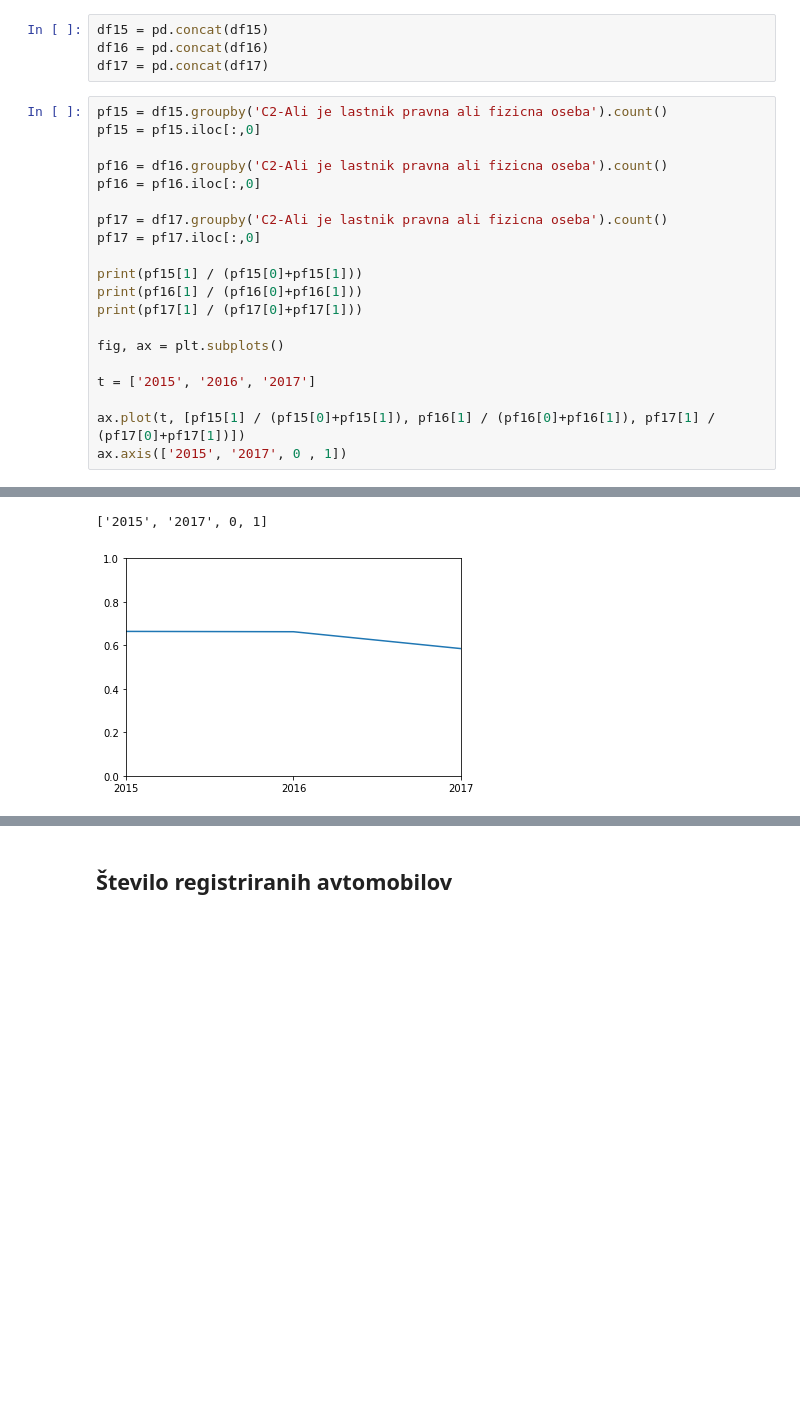
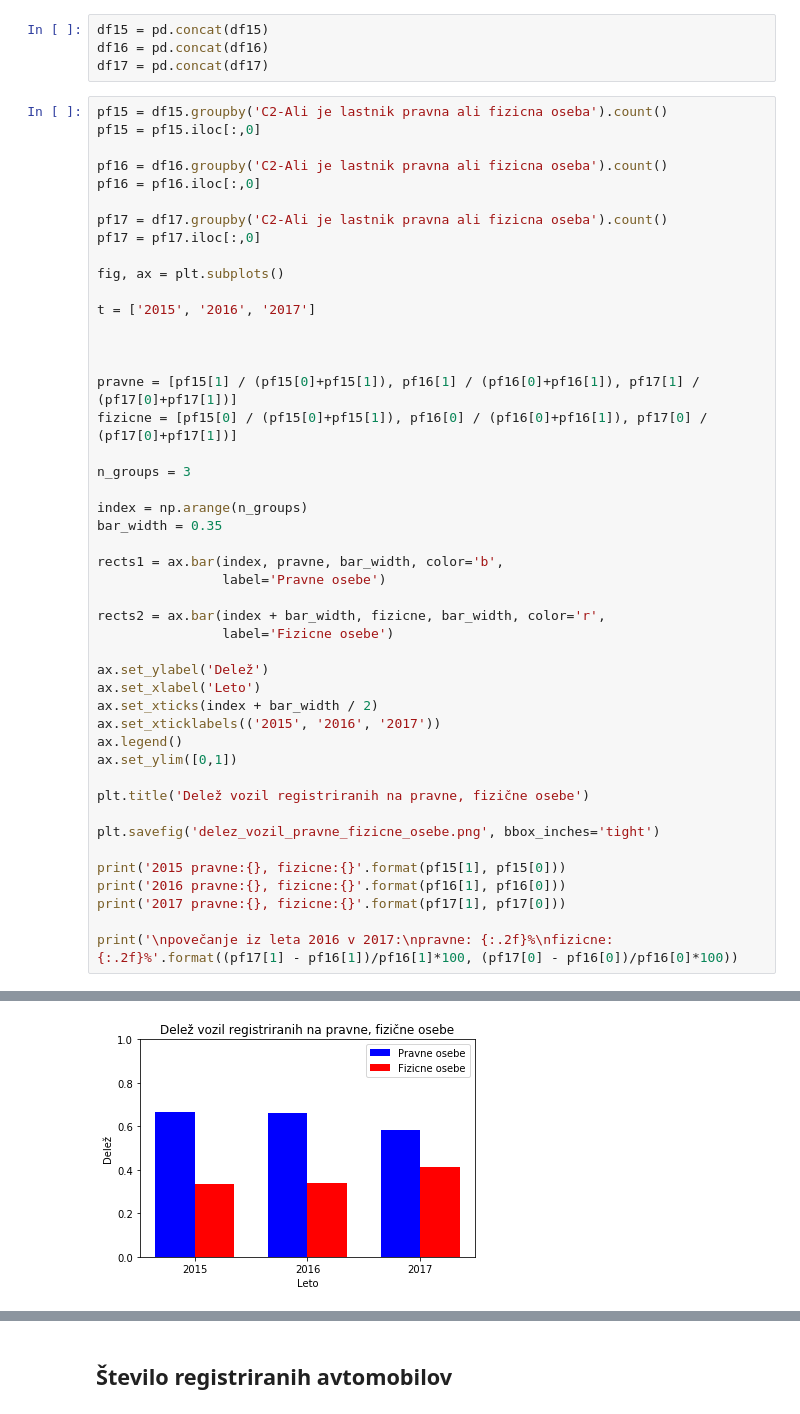
Before and after one commit to aljazglavac/PR18AGARLP, a Jupyter notebook: LP/Untitled1.ipynb, the cells around one changed output, grey strips where cells are left out. Drawn from its saved outputs; the diff is of its cells as text; blank space fills up the shorter version.

```diff
--- a/LP/Untitled1.ipynb
+++ b/LP/Untitled1.ipynb
@@ -66,14 +66,40 @@ pf16 = pf16.iloc[:,0]
 pf17 = df17.groupby('C2-Ali je lastnik pravna ali fizicna oseba').count()
 pf17 = pf17.iloc[:,0]
 
-print(pf15[1] / (pf15[0]+pf15[1]))
-print(pf16[1] / (pf16[0]+pf16[1]))
-print(pf17[1] / (pf17[0]+pf17[1]))
-
 fig, ax = plt.subplots()
 
 t = ['2015', '2016', '2017']
 
-ax.plot(t, [pf15[1] / (pf15[0]+pf15[1]), pf16[1] / (pf16[0]+pf16[1]), pf17[1] / (pf17[0]+pf17[1])])
-ax.axis(['2015', '2017', 0 , 1])
+
+
+pravne = [pf15[1] / (pf15[0]+pf15[1]), pf16[1] / (pf16[0]+pf16[1]), pf17[1] / (pf17[0]+pf17[1])]
+fizicne = [pf15[0] / (pf15[0]+pf15[1]), pf16[0] / (pf16[0]+pf16[1]), pf17[0] / (pf17[0]+pf17[1])]
+
+n_groups = 3
+
+index = np.arange(n_groups)
+bar_width = 0.35
+
+rects1 = ax.bar(index, pravne, bar_width, color='b',
+                label='Pravne osebe')
+
+rects2 = ax.bar(index + bar_width, fizicne, bar_width, color='r',
+                label='Fizicne osebe')
+
+ax.set_ylabel('Delež')
+ax.set_xlabel('Leto')
+ax.set_xticks(index + bar_width / 2)
+ax.set_xticklabels(('2015', '2016', '2017'))
+ax.legend()
+ax.set_ylim([0,1])
+
+plt.title('Delež vozil registriranih na pravne, fizične osebe')
+
+plt.savefig('delez_vozil_pravne_fizicne_osebe.png', bbox_inches='tight')
+
+print('2015 pravne:{}, fizicne:{}'.format(pf15[1], pf15[0]))
+print('2016 pravne:{}, fizicne:{}'.format(pf16[1], pf16[0]))
+print('2017 pravne:{}, fizicne:{}'.format(pf17[1], pf17[0]))
+
+print('\npovečanje iz leta 2016 v 2017:\npravne: {:.2f}%\nfizicne: {:.2f}%'.format((pf17[1] - pf16[1])/pf16[1]*100, (pf17[0] - pf16[0])/pf16[0]*100))
 # %% [output]
@@ -83,2 +113 @@ ax.axis(['2015', '2017', 0 , 1])
-['2015', '2017', 0, 1]
-[figure, old version]
+[figure, new version]
```
Also changed, not shown: parts of 4 cells of this notebook, 8 other files.
